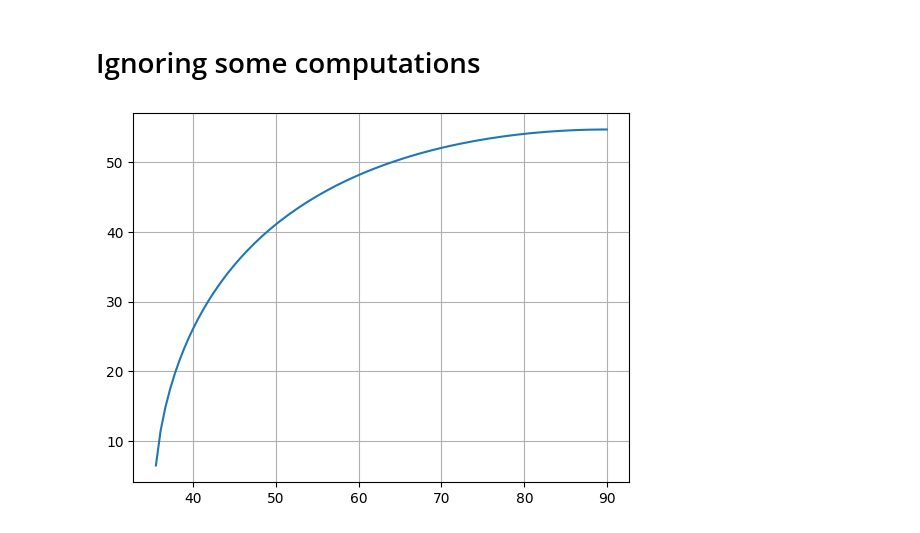
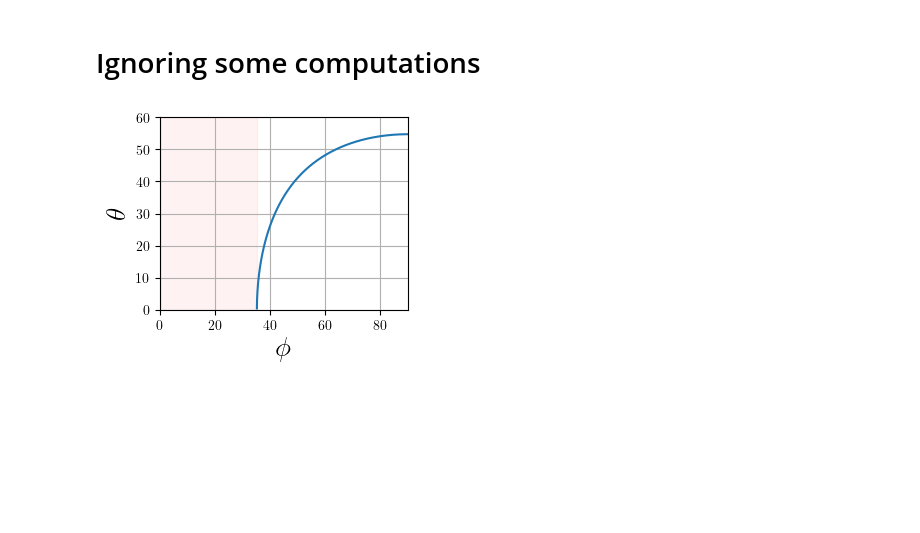
Before and after one commit to leogabac/reentrancy, a Jupyter notebook: src/notebooks/figure2.ipynb, the cells around one changed output. Cells and saved outputs as stored; diff of their text form; code cells hidden in the pictures; blank space fills up the shorter version.

```diff
--- a/src/notebooks/figure2.ipynb
+++ b/src/notebooks/figure2.ipynb
@@ -32,9 +32,9 @@ plt.rcParams.update({
     'font.family': 'serif',
     'text.usetex': True,
     'pgf.rcfonts': False,
-    'xtick.labelsize':12,
-    'ytick.labelsize':12,
-    'axes.labelsize':20,
+    'xtick.labelsize':10,
+    'ytick.labelsize':10,
+    'axes.labelsize':11,
 })
 # %%
 DATA_PATH = '../../data/test11'
@@ -209,10 +188,19 @@ plt.show()
 import numpy as np
 import matplotlib.pyplot as plt
 # %%
-theta = np.arange(0.02,np.pi/2,0.01)
+fig, ax =  plt.subplots(figsize=(3.2,2.5))
+
+theta = np.arange(0.02,np.pi/2,0.0001)
 magic_angle = np.arccos(1/np.sqrt(3)/np.sin(theta)) * 180/np.pi
 
-plt.plot(theta * 180/np.pi, magic_angle)
+ax.plot(theta * 180/np.pi, magic_angle)
+ax.set_xlabel('$\\phi$')
+ax.set_ylabel('$\\theta$')
+ax.set_xlim(0,90)
+ax.set_ylim(0,60)
+ax.axvspan(0,35.2643,alpha=0.05, color='red')
 plt.grid()
+fig.savefig('/home/frieren/Dropbox/mnt/martensitepaper/magic_angle.pdf',dpi=300,bbox_inches='tight')
+fig.savefig('/home/frieren/Dropbox/mnt/martensitepaper/magic_angle.png',dpi=300,bbox_inches='tight')
 # %% [output]
-[figure, old version]
+[figure, new version]
```
Also changed, not shown: parts of 3 cells of this notebook, 9 other files.
